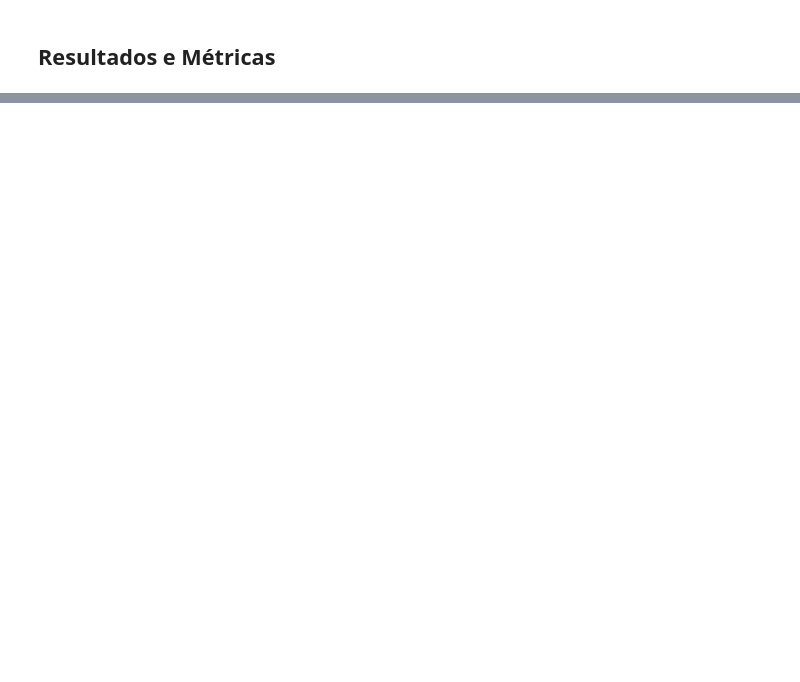
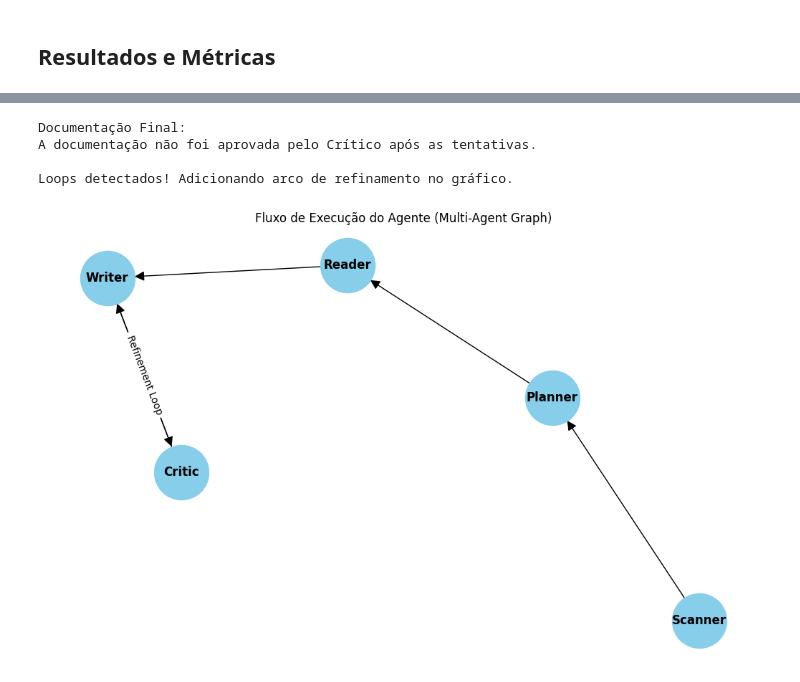
Before and after one commit to ryanalv/agentic-code-verification, a Jupyter notebook: notebooks/metrics_analysis.ipynb, the cells around one changed output, grey strips where cells are left out. Saved outputs shown, nothing was run; the diff lists cells and outputs as text; code cells hidden in the pictures; blank space fills up the shorter version.

```diff
--- a/notebooks/metrics_analysis.ipynb
+++ b/notebooks/metrics_analysis.ipynb
@@ -167,0 +150,41 @@ A documentação não foi aprovada pelo Crítico após as tentativas.
+# %%
+print("Documentação Final:")
+if final_documentation:
+    print(final_documentation[:1000] + "...")
+else:
+    print("A documentação não foi aprovada pelo Crítico após as tentativas.")
+
+# --- Geração do Gráfico de Fluxo de Execução ---
+G = nx.DiGraph()
+nodes = ["Scanner", "Planner", "Reader", "Writer", "Critic"]
+G.add_nodes_from(nodes)
+
+edges = [
+    ("Scanner", "Planner"),
+    ("Planner", "Reader"),
+    ("Reader", "Writer"),
+    ("Writer", "Critic")
+]
+G.add_edges_from(edges)
+
+# Se houve repetição no loop, adicionar o arco de retorno
+if len(metrics_history) > 1:
+    print("\nLoops detectados! Adicionando arco de refinamento no gráfico.")
+    G.add_edge("Critic", "Writer", label="Refinement Loop")
+
+plt.figure(figsize=(10, 6))
+pos = nx.spring_layout(G)
+nx.draw(G, pos, with_labels=True, node_size=3000, node_color="skyblue",
+        font_size=12, font_weight="bold", arrows=True, arrowsize=20)
+
+edge_labels = nx.get_edge_attributes(G, 'label')
+nx.draw_networkx_edge_labels(G, pos, edge_labels=edge_labels)
+
+plt.title("Fluxo de Execução do Agente (Multi-Agent Graph)")
+plt.show()
+# %% [output]
+Documentação Final:
+A documentação não foi aprovada pelo Crítico após as tentativas.
+
+Loops detectados! Adicionando arco de refinamento no gráfico.
+[figure, added]
```
Also changed, not shown: parts of 5 cells of this notebook, 27 other files.
